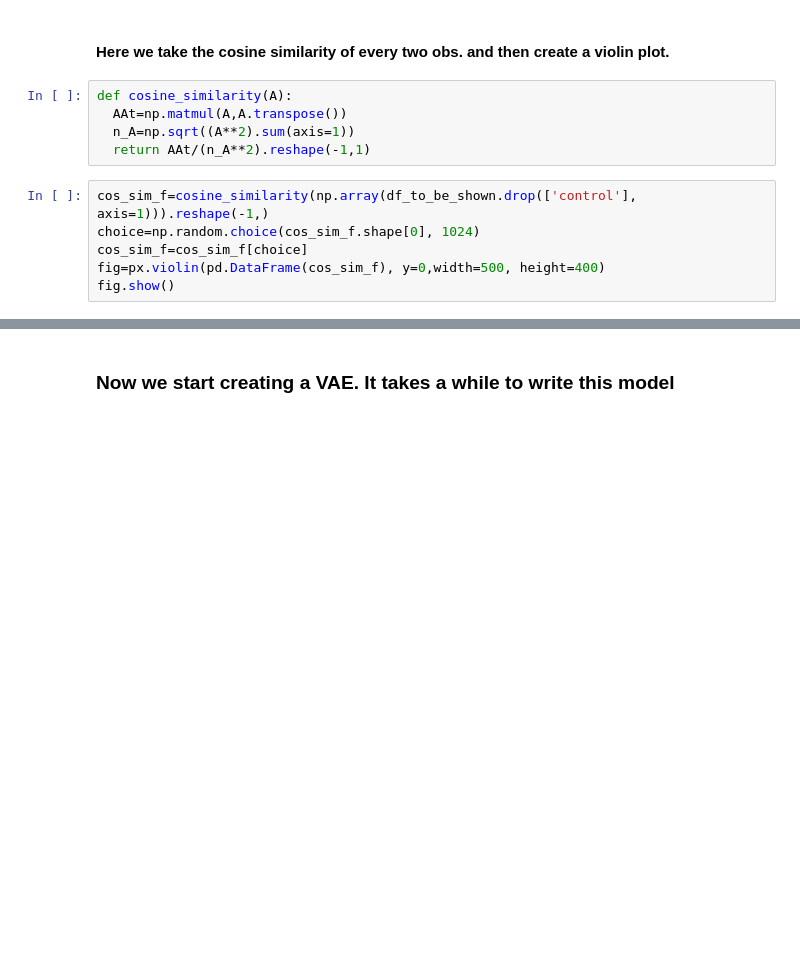
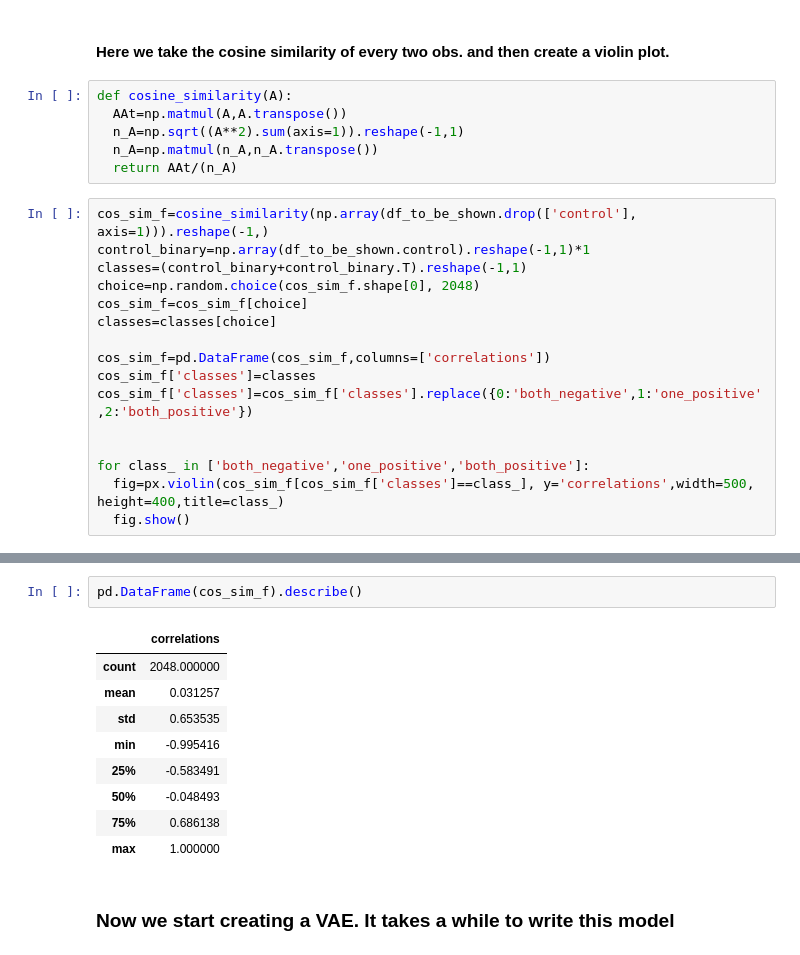
Before and after one commit to MohammadKhodadad/Single_Cell_Perturbation_analysis, a Jupyter notebook: PCA_and_VAE_on_Single_cell_normalized_data.ipynb, the cells around one changed output, grey strips where cells are left out. Drawn from its saved outputs; the diff is of its cells as text; blank space fills up the shorter version.

```diff
--- a/PCA_and_VAE_on_Single_cell_normalized_data.ipynb
+++ b/PCA_and_VAE_on_Single_cell_normalized_data.ipynb
@@ -123,13 +123,24 @@ fig.show()
 # %%
 def cosine_similarity(A):
   AAt=np.matmul(A,A.transpose())
-  n_A=np.sqrt((A**2).sum(axis=1))
-  return AAt/(n_A**2).reshape(-1,1)
+  n_A=np.sqrt((A**2).sum(axis=1)).reshape(-1,1)
+  n_A=np.matmul(n_A,n_A.transpose())
+  return AAt/(n_A)
 # %%
 cos_sim_f=cosine_similarity(np.array(df_to_be_shown.drop(['control'], axis=1))).reshape(-1,)
-choice=np.random.choice(cos_sim_f.shape[0], 1024)
+control_binary=np.array(df_to_be_shown.control).reshape(-1,1)*1
+classes=(control_binary+control_binary.T).reshape(-1,1)
+choice=np.random.choice(cos_sim_f.shape[0], 2048)
 cos_sim_f=cos_sim_f[choice]
-fig=px.violin(pd.DataFrame(cos_sim_f), y=0,width=500, height=400)
-fig.show()
+classes=classes[choice]
+
+cos_sim_f=pd.DataFrame(cos_sim_f,columns=['correlations'])
+cos_sim_f['classes']=classes
+cos_sim_f['classes']=cos_sim_f['classes'].replace({0:'both_negative',1:'one_positive',2:'both_positive'})
+
+
+for class_ in ['both_negative','one_positive','both_positive']:
+  fig=px.violin(cos_sim_f[cos_sim_f['classes']==class_], y='correlations',width=500, height=400,title=class_)
+  fig.show()
 # %% [output]
 [interactive output not drawn]
@@ -136,3 +149,15 @@ fig.show()
+# %%
+pd.DataFrame(cos_sim_f).describe()
+# %% [output]
+|  | correlations |
+| count | 2048.000000 |
+| mean | 0.031257 |
+| std | 0.653535 |
+| min | -0.995416 |
+| 25% | -0.583491 |
+| 50% | -0.048493 |
+| 75% | 0.686138 |
+| max | 1.000000 |
 # %% [markdown]
 ### Now we start creating a VAE. It takes a while to write this model
 # %% [markdown]
```
Also changed, not shown: parts of 6 cells of this notebook.
